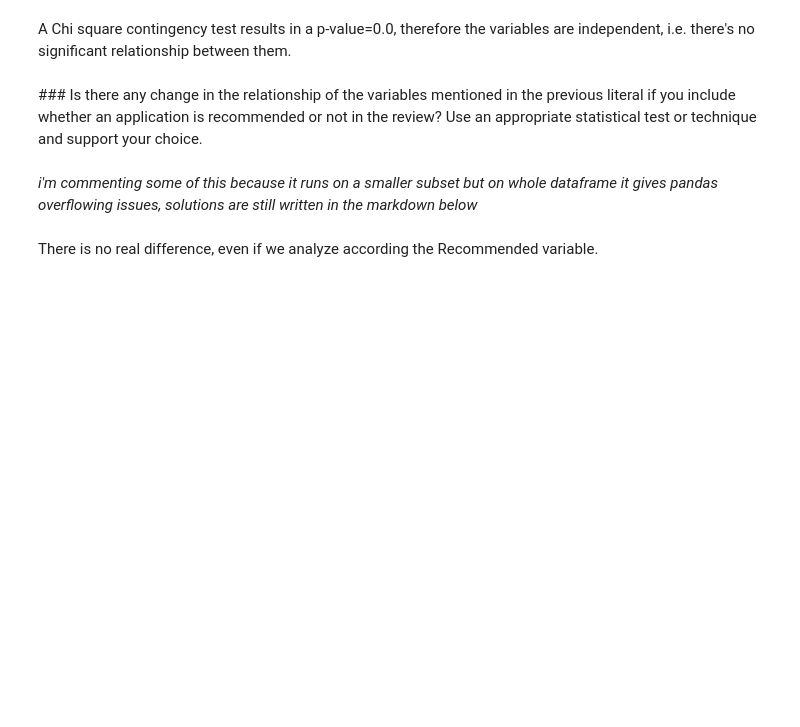
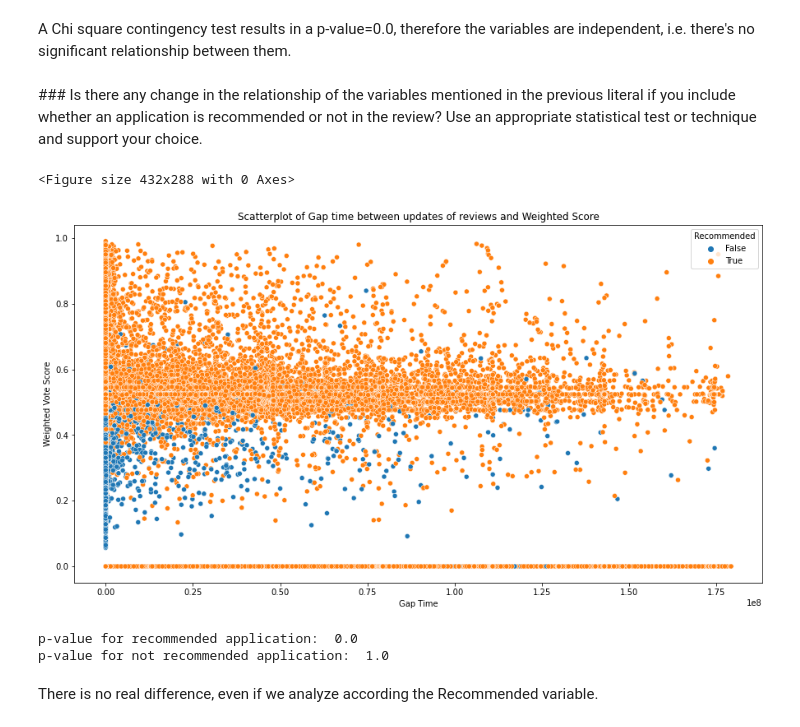
Before and after one commit to S4b3/ADM-HW2-Group44, a Jupyter notebook: main.ipynb, the cells around one changed output. Cells and saved outputs as stored; diff of their text form; code cells hidden in the pictures; blank space fills up the shorter version.

```diff
--- a/main.ipynb
+++ b/main.ipynb
@@ -754,24 +777,27 @@ print('p-value: ',chi2_contingency(contingency_table)[1])
 A Chi square contingency test results in a p-value=0.0, therefore the variables are independent, i.e. there's no significant relationship between them.
 # %% [markdown]
 ### Is there any change in the relationship of the variables mentioned in the previous literal if you include whether an application is recommended or not in the review? Use an appropriate statistical test or technique and support your choice.
-# %% [markdown]
-*i'm commenting some of this because it runs on a smaller subset but on whole dataframe it gives pandas overflowing issues, solutions are still written in the markdown below*
 # %%
 plt.figure()
 fig=plt.figure(figsize=(15,8))
 sns.scatterplot(data=time_weight_df, x='Gaptime', y='VotedWeights', hue='Recommended')
 plt.title('Scatterplot of Gap time between updates of reviews and Weighted Score')
 plt.xlabel('Gap Time')
 plt.ylabel('Weighted Vote Score')
 plt.show()
 
-# contingency_table=pd.crosstab(time_weight_df[time_weight_df['Recommended']==True]['Gaptime'],
+contingency_table=pd.crosstab(time_weight_df[time_weight_df['Recommended']==True]['Gaptime'],
 time_weight_df[time_weight_df['Recommended']==True]['VotedWeights'])
-#print('p-value for recommended application: ',chi2_contingency(contingency_table)[1])
+print('p-value for recommended application: ',chi2_contingency(contingency_table)[1])
 
-# contingency_table=pd.crosstab(time_weight_df[time_weight_df['Recommended']==False]['Gaptime'],
+contingency_table=pd.crosstab(time_weight_df[time_weight_df['Recommended']==False]['Gaptime'],
 time_weight_df[time_weight_df['Recommended']==False]['VotedWeights'])
-# print('p-value for not recommended application: ',chi2_contingency(contingency_table)[1])
+print('p-value for not recommended application: ',chi2_contingency(contingency_table)[1])
+# %% [output]
+<Figure size 432x288 with 0 Axes>
+[figure, added]
+p-value for recommended application:  0.0
+p-value for not recommended application:  1.0
 # %% [markdown]
 There is no real difference, even if we analyze according the Recommended variable.
 # %% [markdown]
```
Also changed, not shown: parts of 9 cells of this notebook.
